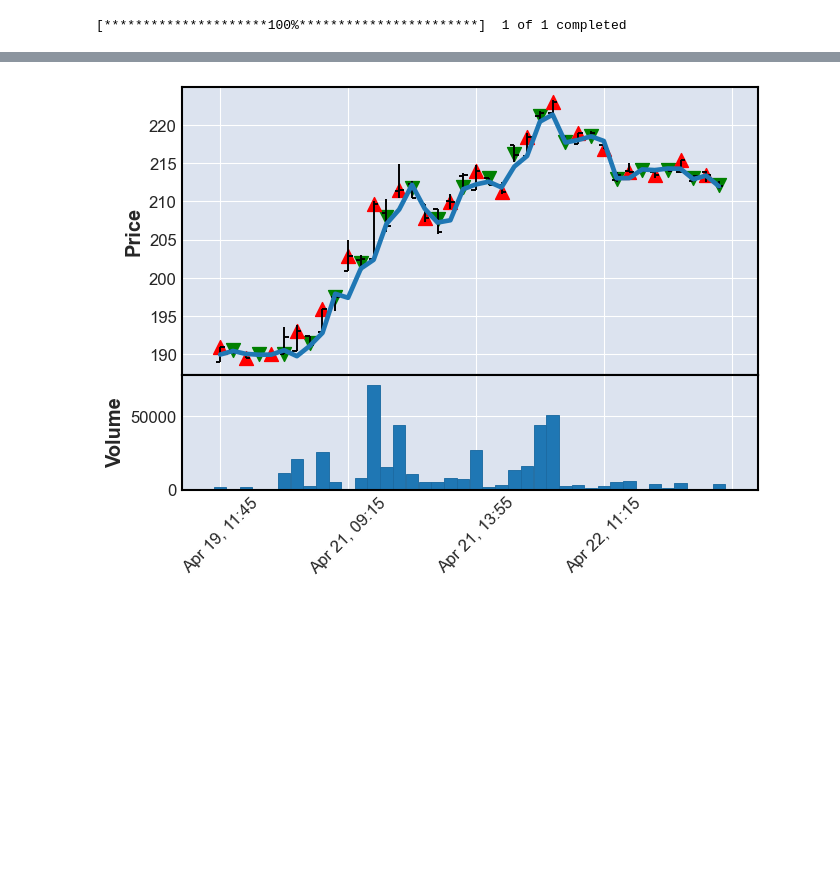
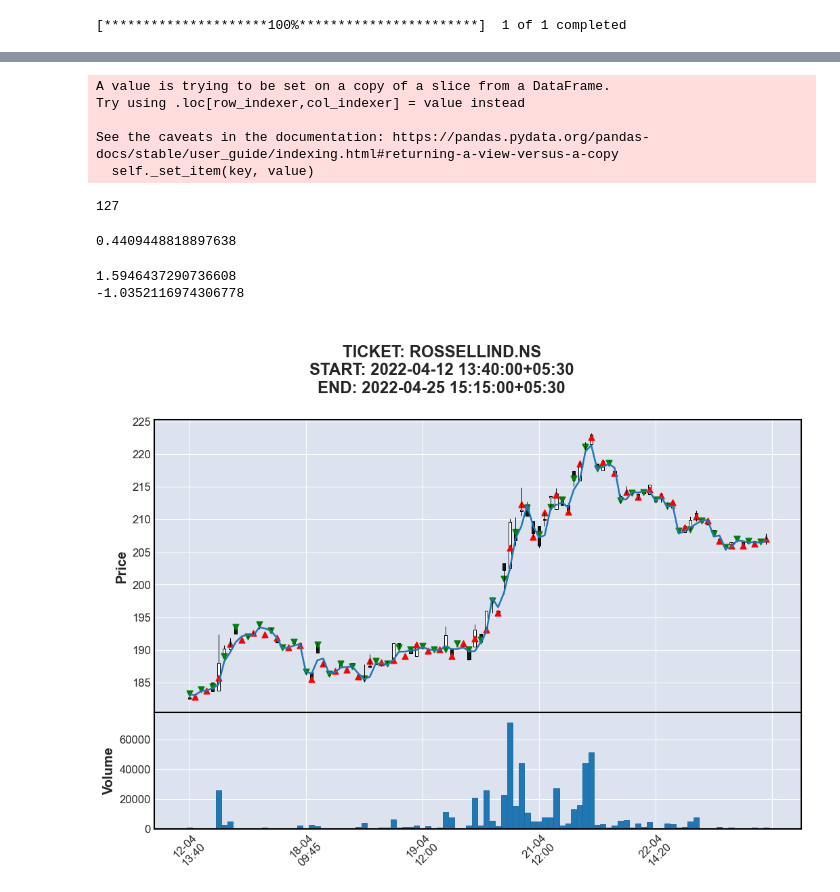
Before and after one commit to tyagiprince2010/algo-trading, a Jupyter notebook: 5ema.ipynb, the cells around one changed output, grey strips where cells are left out. Cells and saved outputs as stored; diff of their text form; code cells hidden in the pictures; blank space fills up the shorter version.

```diff
--- a/5ema.ipynb
+++ b/5ema.ipynb
@@ -15,3 +15,7 @@ end_time = date.today()
 fivemin = yf.download(symbol, interval='5m', start=start_time, end=end_time, index_col=0, parse_dates=True)
 # %% [output]
 [*********************100%***********************]  1 of 1 completed
+# %%
+daily_start_time = date.today() - timedelta(days=200)
+daily_end_time = date.today()
+daily = yf.download(symbol, start=daily_start_time, end=daily_end_time, index_col=0, parse_dates=True)
@@ -18,3 +24,6 @@ fivemin = yf.download(symbol, interval='5m', start=start_time, end=end_time, ind
+# %%
+import ta
+daily['rsi'] = ta.momentum.rsi(daily['Adj Close'])
 # %%
 df = fivemin
 # %%
@@ -32,7 +41,3 @@ df.head()
 df['5ema'] = df['Close'].rolling(5).mean()
 # %%
 df = df.dropna()
-# %%
-# entry candle is the one which is above 5 ema and doesnt touch 5ema line.
-df['entry_candle'] = np.nan
-df.loc[(df['5ema'] < df['Low']), 'entry_candle'] = 1
@@ -49,0 +54,10 @@ See the caveats in the documentation: https://pandas.pydata.org/pandas-docs/stab
+# %%
+from datetime import datetime
+# add previous day rsi to each row in the df
+shifted_daily_rsi = daily['rsi'].shift(1)
+
+df['prev_daily_rsi'] = np.nan
+for daily_idx in shifted_daily_rsi.index:
+    for df_idx in df.index:
+        if df_idx.date() == daily_idx.date():
+            df['prev_daily_rsi'] = shifted_daily_rsi[daily_idx]
@@ -171,17 +197,49 @@ print(avg_loosing_trade_pnl)
+# %%
+# because this is a shorting trade.
+tradesdf['pnl'] = tradesdf.buy_price.shift(1) - tradesdf.sell_price
+# %% [output]
+A value is trying to be set on a copy of a slice from a DataFrame.
+Try using .loc[row_indexer,col_indexer] = value instead
+
+See the caveats in the documentation: https://pandas.pydata.org/pandas-docs/stable/user_guide/indexing.html#returning-a-view-versus-a-copy
+  self._set_item(key, value)
+# %%
+total_trades = len(tradesdf.pnl.dropna())
+total_trades
+# %% [output]
+127
+# %%
+winning_trades = tradesdf[tradesdf.pnl > 0]
+loosing_trades = tradesdf[tradesdf.pnl <= 0]
+winning_prob = len(winning_trades) / total_trades
+winning_prob
+# %% [output]
+0.4409448818897638
+# %%
+avg_winning_trade_pnl = winning_trades.pnl.sum() / len(winning_trades)
+print(avg_winning_trade_pnl)
+avg_loosing_trade_pnl = loosing_trades.pnl.sum() / len(loosing_trades)
+print(avg_loosing_trade_pnl)
+# %% [output]
+1.5946437290736608
+-1.0352116974306778
 # %%
 import mplfinance as mpf
 
 def plot(df):
     apds = [
         mpf.make_addplot(df['5ema']),
 #         mpf.make_addplot(df['signal'] ,type='scatter', markersize=100, marker='v'),
-        mpf.make_addplot(df['buy_price'] ,type='scatter', markersize=100, marker='v', color='g'),
-        mpf.make_addplot(df['sell_price'] ,type='scatter', markersize=100, marker='^', color='r')
+        mpf.make_addplot(df['buy_price'] ,type='scatter', markersize=40, marker='v', color='g'),
+        mpf.make_addplot(df['sell_price'] ,type='scatter', markersize=40, marker='^', color='r')
     ]
 
-    mpf.plot(df, volume=True, addplot=apds)
+    mpf.plot(df, type='candle', volume=True, addplot=apds, figratio=(20,13), figscale=1.5,
+            title='\nTICKET: %s\nSTART: %s\nEND: %s' % (symbol, df.index[0], df.index[-1]),
+             datetime_format='%d-%m\n%H:%M')
 
 
-plot(tradesdf.tail(40))
+
+plot(tradesdf.tail(100))
 # %% [output]
-[figure, old version]
+[figure, new version]
```
Also changed, not shown: parts of 14 cells of this notebook.
